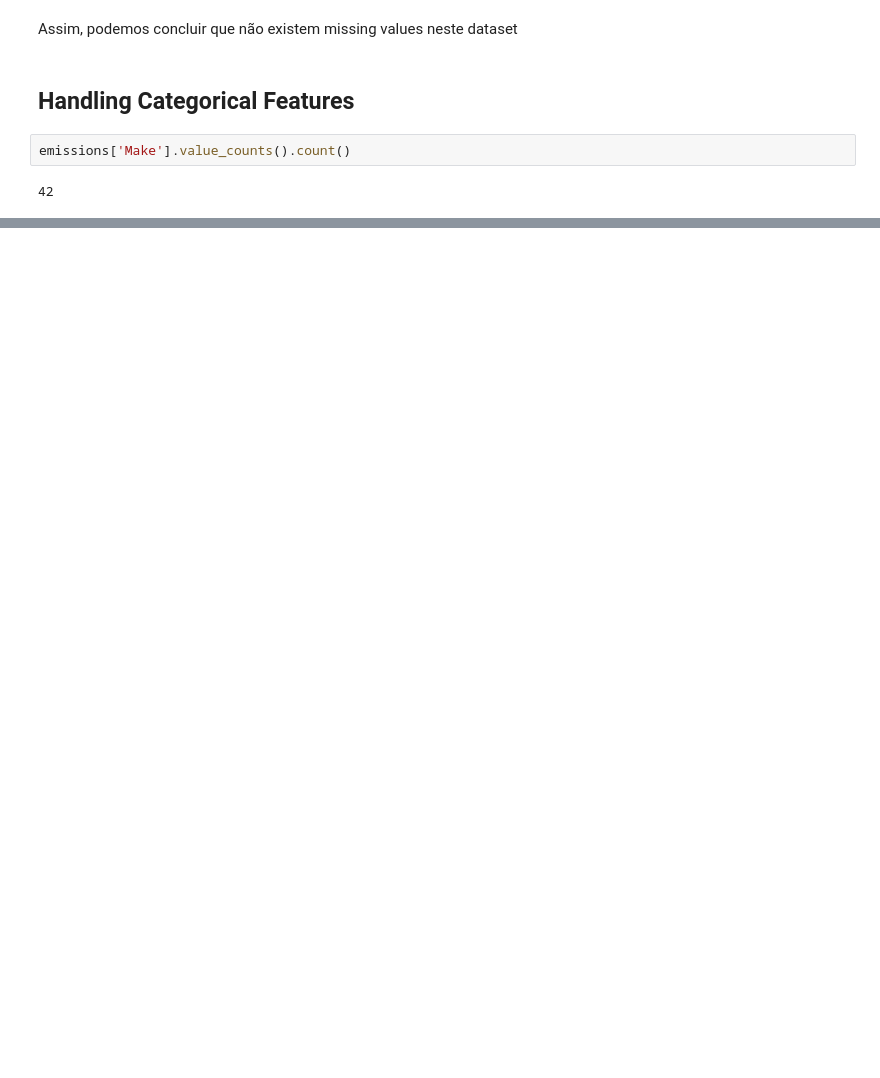
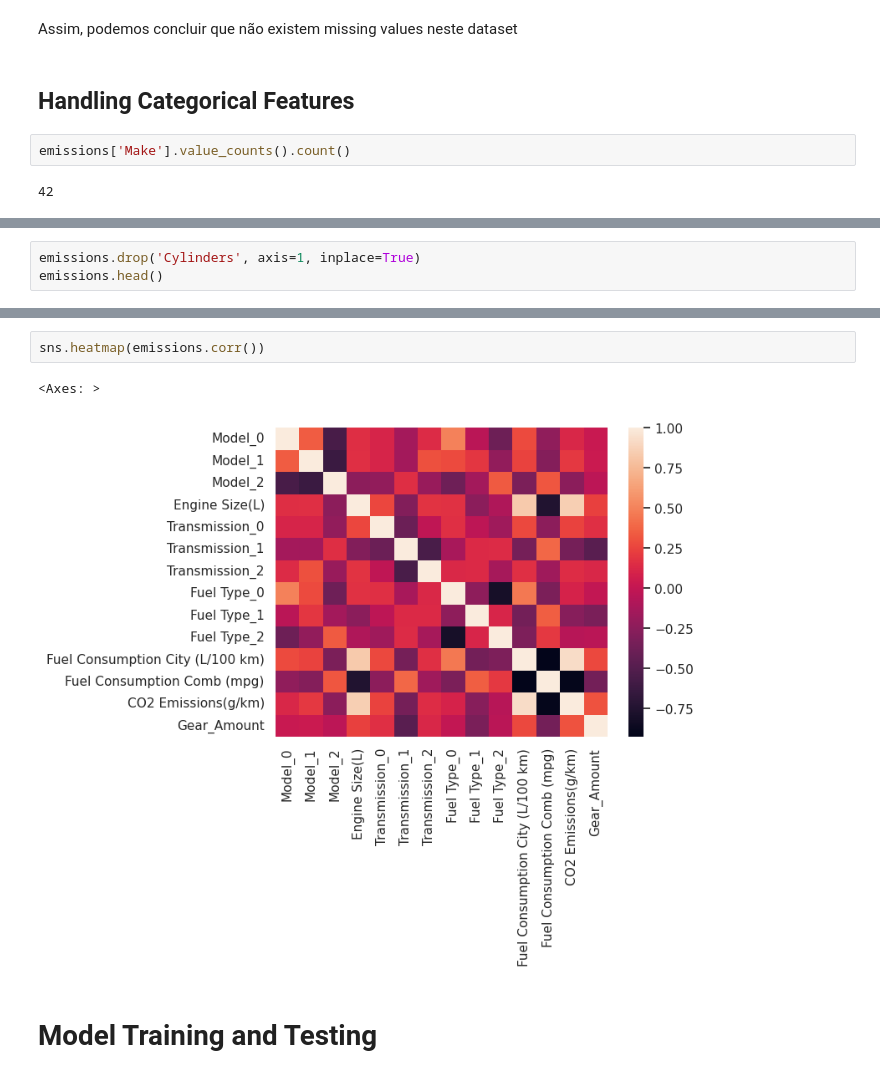
Before and after one commit to ritavaz02/daa, a Jupyter notebook: dataset_grupo/daa.ipynb, the cells around one changed output, grey strips where cells are left out. Cells and saved outputs as stored; diff of their text form; blank space fills up the shorter version.

```diff
--- a/dataset_grupo/daa.ipynb
+++ b/dataset_grupo/daa.ipynb
@@ -268,0 +301,3 @@ plt.show()
+# %%
+emissions.drop('Cylinders', axis=1, inplace=True)
+emissions.head()
@@ -268,0 +311,7 @@ plt.show()
+# %%
+sns.heatmap(emissions.corr())
+# %% [output]
+<Axes: >
+[figure, added]
+# %% [markdown]
+# Model Training and Testing
```
Also changed, not shown: parts of 38 cells of this notebook.
